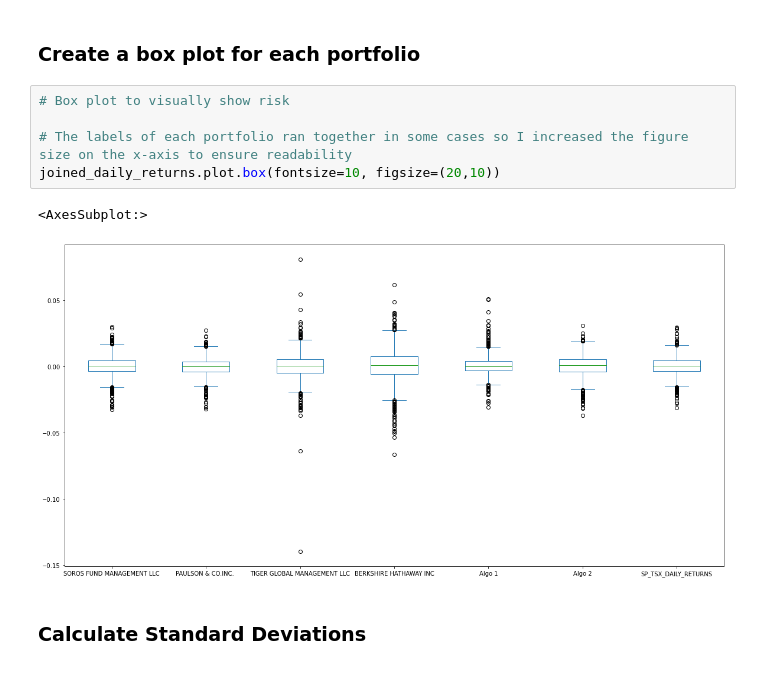
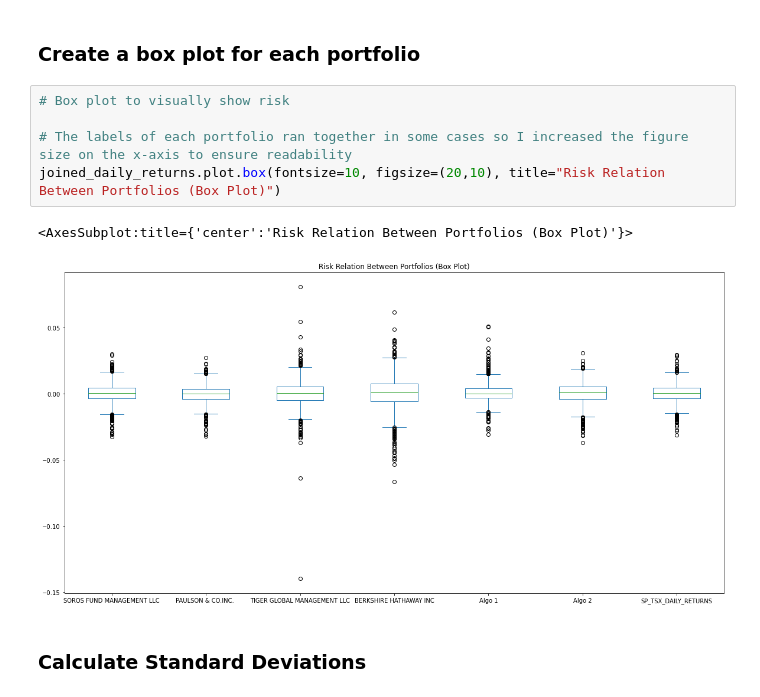
Before and after one commit to malrepos/Assignment---Module-04, a Jupyter notebook: whale_analysis.ipynb, the cells around one changed output. Cells and saved outputs as stored; diff of their text form.

```diff
--- a/whale_analysis.ipynb
+++ b/whale_analysis.ipynb
@@ -307,11 +306,11 @@ Determine the _risk_ of each portfolio:
 # %%
 # Box plot to visually show risk
 
 # The labels of each portfolio ran together in some cases so I increased the figure size on the x-axis to ensure readability
-joined_daily_returns.plot.box(fontsize=10, figsize=(20,10))
+joined_daily_returns.plot.box(fontsize=10, figsize=(20,10), title="Risk Relation Between Portfolios (Box Plot)")
 # %% [output]
-<AxesSubplot:>
+<AxesSubplot:title={'center':'Risk Relation Between Portfolios (Box Plot)'}>
-[figure, old version]
+[figure, new version]
 # %% [markdown]
 ### Calculate Standard Deviations
 # %%
```
Also changed, not shown: parts of 8 cells of this notebook.
